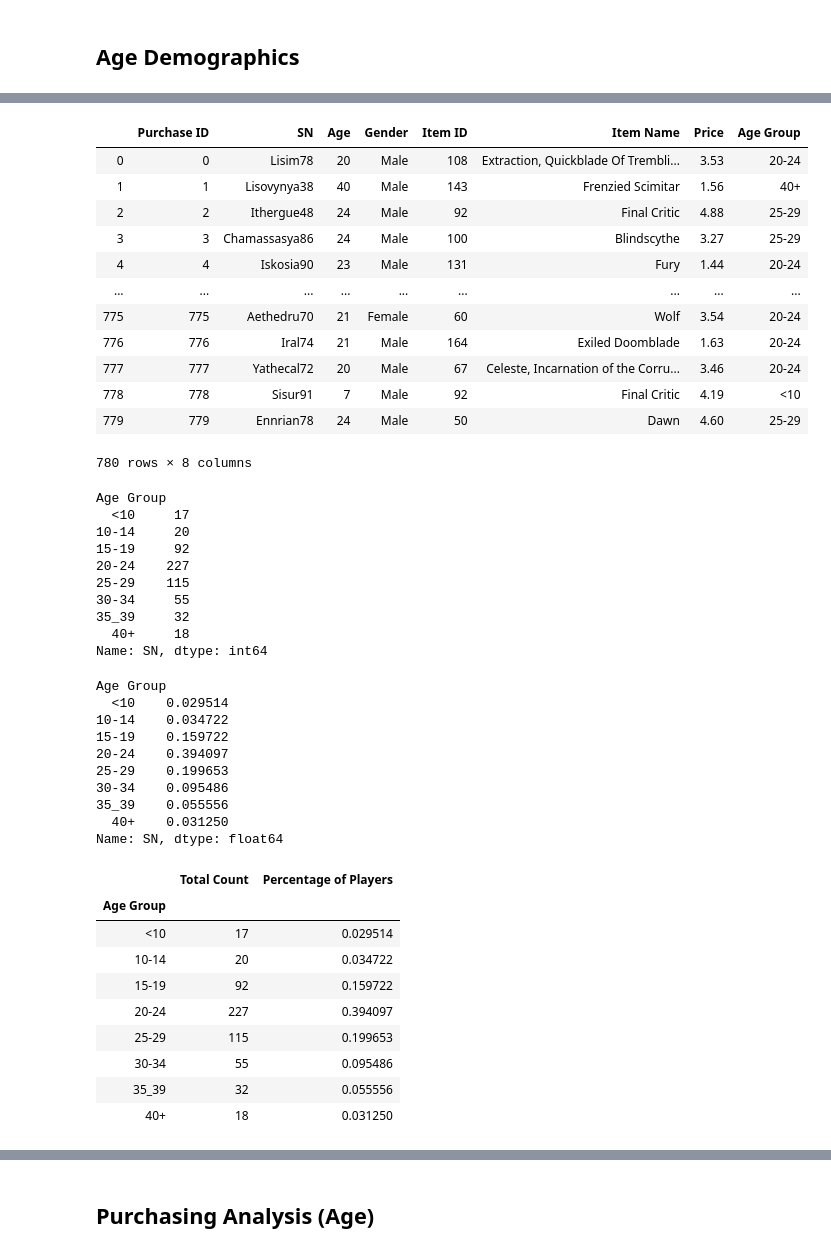
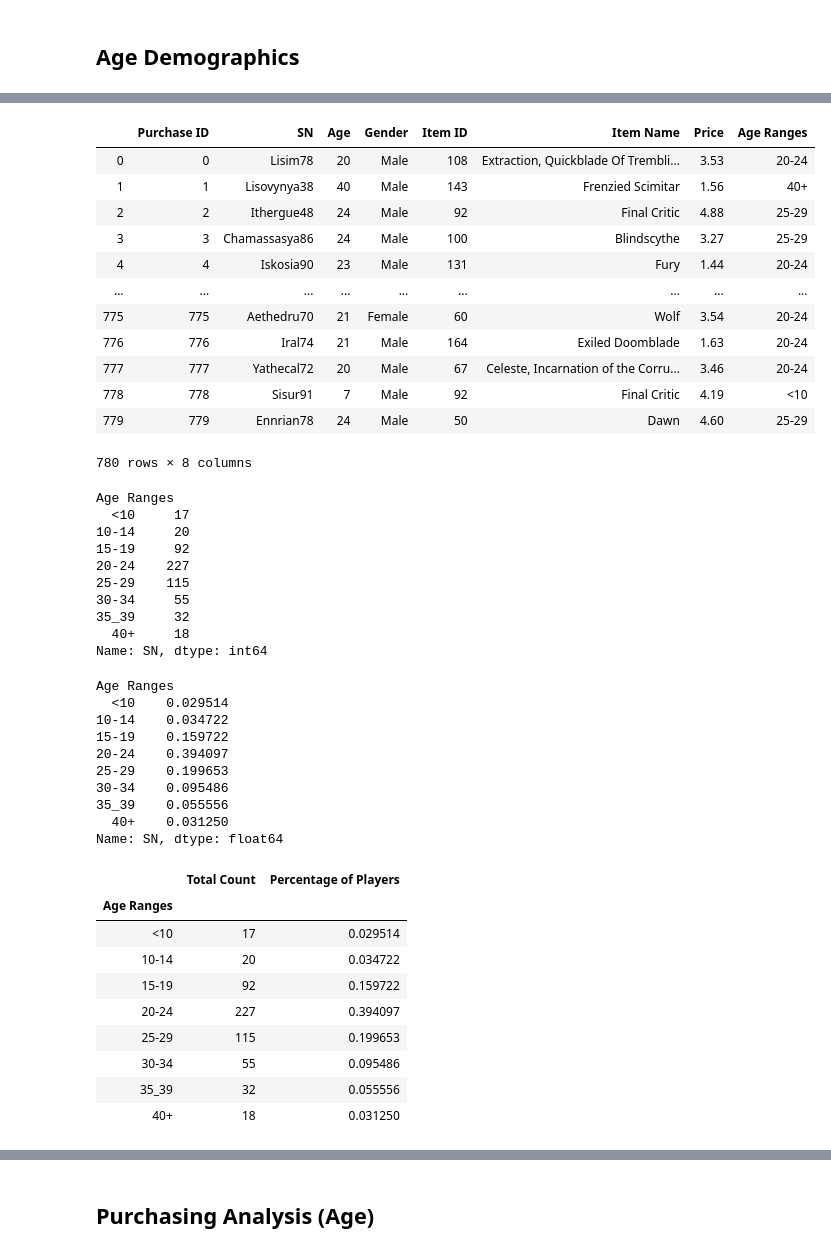
Before and after one commit to blt1339/pandas-challenge, a Jupyter notebook: HeroesOfPymoli/HeroesOfPymoli.ipynb, the cells around one changed output, grey strips where cells are left out. Drawn from its saved outputs; the diff is of its cells as text; code cells hidden in the pictures.

```diff
--- a/HeroesOfPymoli/HeroesOfPymoli.ipynb
+++ b/HeroesOfPymoli/HeroesOfPymoli.ipynb
@@ -269,10 +269,10 @@ group_labels = ["  <10", "10-14", "15-19", "20-24", "25-29", "30-34",
                 "35_39", "  40+"]
 # %%
 # Slice the data and place it into bins
-purchase_data_df['Age Group'] = pd.cut(purchase_data_df["Age"],bins,labels=group_labels,include_lowest=True)
+purchase_data_df['Age Ranges'] = pd.cut(purchase_data_df["Age"],bins,labels=group_labels,include_lowest=True)
 purchase_data_df
 # %% [output]
-|  | Purchase ID | SN | Age | Gender | Item ID | Item Name | Price | Age Group |
+|  | Purchase ID | SN | Age | Gender | Item ID | Item Name | Price | Age Ranges |
 | 0 | 0 | Lisim78 | 20 | Male | 108 | Extraction, Quickblade Of Trembli... | 3.53 | 20-24 |
 | 1 | 1 | Lisovynya38 | 40 | Male | 143 | Frenzied Scimitar | 1.56 | 40+ |
 | 2 | 2 | Ithergue48 | 24 | Male | 92 | Final Critic | 4.88 | 25-29 |
@@ -290,9 +290,9 @@ grouped_age_group_df = purchase_data_df.groupby('Age Group')
 # %%
 # Count the total of screen names "SN" by age group
-total_sn_by_age_group = grouped_age_group_df["SN"].nunique()
-total_sn_by_age_group
+total_sn_by_age_ranges = grouped_age_ranges_df["SN"].nunique()
+total_sn_by_age_ranges
 # %% [output]
-Age Group
+Age Ranges
   <10     17
 10-14     20
 15-19     92
@@ -304,10 +304,10 @@ Age Group
 Name: SN, dtype: int64
 # %%
 # # Total count by gender and divivde by total players
-percentage_of_players_by_age_group = total_sn_by_age_group / total_players
-percentage_of_players_by_age_group
+percentage_of_players_by_age_ranges = total_sn_by_age_ranges / total_players
+percentage_of_players_by_age_ranges
 # %% [output]
-Age Group
+Age Ranges
   <10    0.029514
 10-14    0.034722
 15-19    0.159722
@@ -319,11 +319,11 @@ Age Group
 Name: SN, dtype: float64
 # %%
 # Add the data into the summary DataFram3e
-age_group_percent_summary_df = pd.DataFrame({"Total Count": total_sn_by_age_group,"Percentage of Players": percentage_of_players_by_age_group})
-age_group_percent_summary_df
+age_range_percent_summary_df = pd.DataFrame({"Total Count": total_sn_by_age_ranges,"Percentage of Players": percentage_of_players_by_age_ranges})
+age_range_percent_summary_df
 # %% [output]
 |  | Total Count | Percentage of Players |
-| Age Group |  |  |
+| Age Ranges |  |  |
 | <10 | 17 | 0.029514 |
 | 10-14 | 20 | 0.034722 |
 | 15-19 | 92 | 0.159722 |
```
Also changed, not shown: parts of 10 cells of this notebook.
